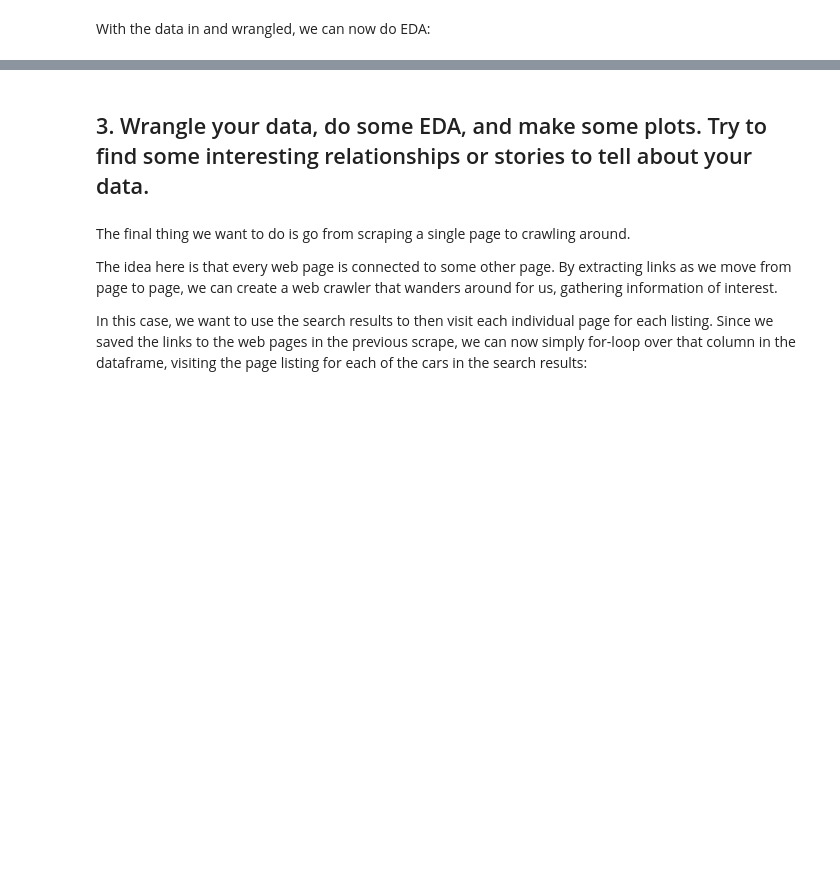
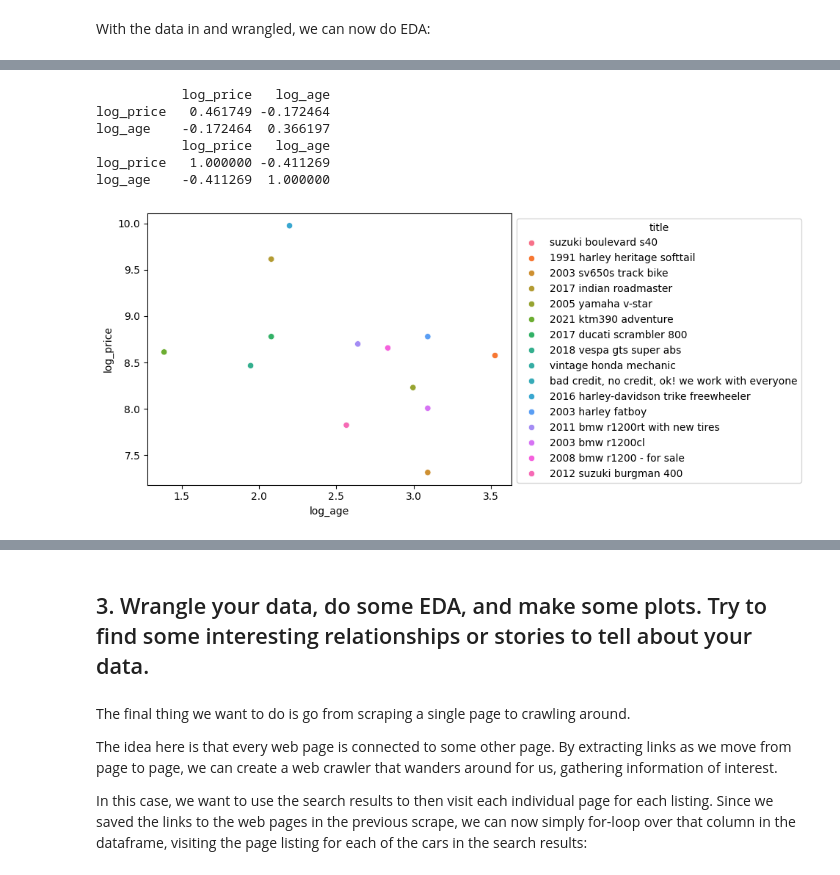
Before and after one commit to JinMizar/labs, a Jupyter notebook: 02_scraping/lab_notebook.ipynb, the cells around one changed output, grey strips where cells are left out. Saved outputs shown, nothing was run; the diff lists cells and outputs as text; code cells hidden in the pictures; blank space fills up the shorter version.

```diff
--- a/02_scraping/lab_notebook.ipynb
+++ b/02_scraping/lab_notebook.ipynb
@@ -189,11 +181,19 @@ sns.move_legend(ax, "upper left", bbox_to_anchor=(1, 1))
 # %%
 df['log_price'] = np.log(df['price'])
 df['log_age'] = np.log(df['age'])
 
-ax = sns.scatterplot(data=df, x='log_age', y='log_price',hue='brand')
+ax = sns.scatterplot(data=df, x='log_age', y='log_price',hue='title')
 sns.move_legend(ax, "upper left", bbox_to_anchor=(1, 1))
 
 print(df.loc[:,['log_price','log_age']].cov())
 print(df.loc[:,['log_price','log_age']].corr())
+# %% [output]
+           log_price   log_age
+log_price   0.461749 -0.172464
+log_age    -0.172464  0.366197
+           log_price   log_age
+log_price   1.000000 -0.411269
+log_age    -0.411269  1.000000
+[figure, added]
 # %%
 sns.jointplot(data=df, x='log_age', y='log_price',kind='hex')
```
Also changed, not shown: parts of 15 cells of this notebook.
